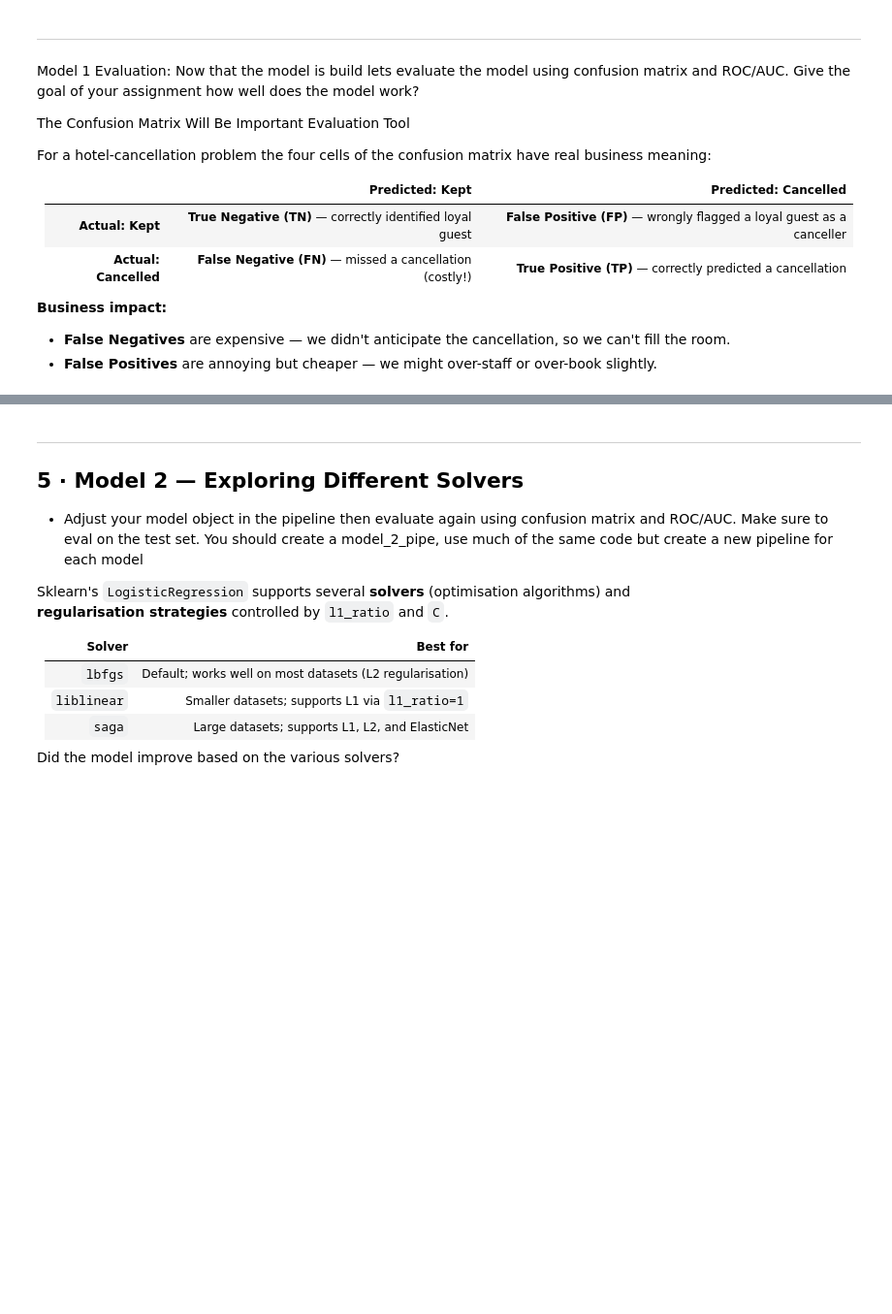
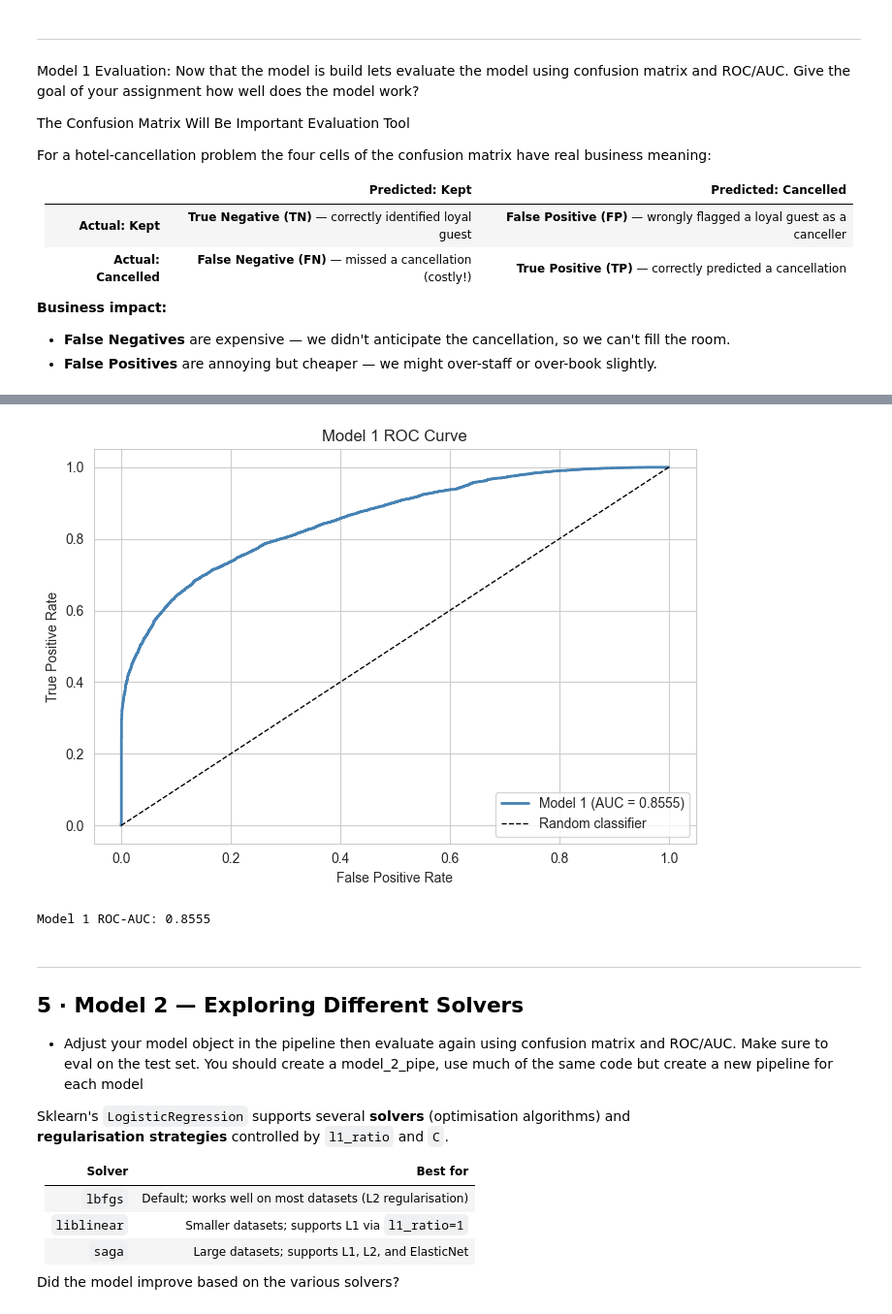
Before and after one commit to JedDataScience/week_8, a Jupyter notebook: hotel_cancellation_lab.ipynb, the cells around one changed output, grey strips where cells are left out. Shown at 97% size. Saved outputs shown, nothing was run; the diff lists cells and outputs as text; code cells hidden in the pictures; blank space fills up the shorter version.

```diff
--- a/hotel_cancellation_lab.ipynb
+++ b/hotel_cancellation_lab.ipynb
@@ -279,3 +348,22 @@ For a hotel-cancellation problem the four cells of the confusion matrix have rea
+# %%
+y_proba_m1 = pipe_m1.predict_proba(X_test)[:, 1]
+fpr_m1, tpr_m1, thresholds = roc_curve(y_test, y_proba_m1)
+auc_m1 = roc_auc_score(y_test, y_proba_m1)
+
+fig, ax = plt.subplots(figsize=(7, 5))
+ax.plot(fpr_m1, tpr_m1, lw=2, color='steelblue', label=f'Model 1 (AUC = {auc_m1:.4f})')
+ax.plot([0, 1], [0, 1], 'k--', lw=1, label='Random classifier')
+ax.set_xlabel('False Positive Rate')
+ax.set_ylabel('True Positive Rate')
+ax.set_title('Model 1 ROC Curve')
+ax.legend(loc='lower right')
+plt.tight_layout()
+plt.show()
+
+print(f"Model 1 ROC-AUC: {auc_m1:.4f}")
+# %% [output]
+[figure, added]
+Model 1 ROC-AUC: 0.8555
 # %% [markdown]
 ---
 ## 5 · Model 2 — Exploring Different Solvers
```
Also changed, not shown: parts of 14 cells of this notebook.
